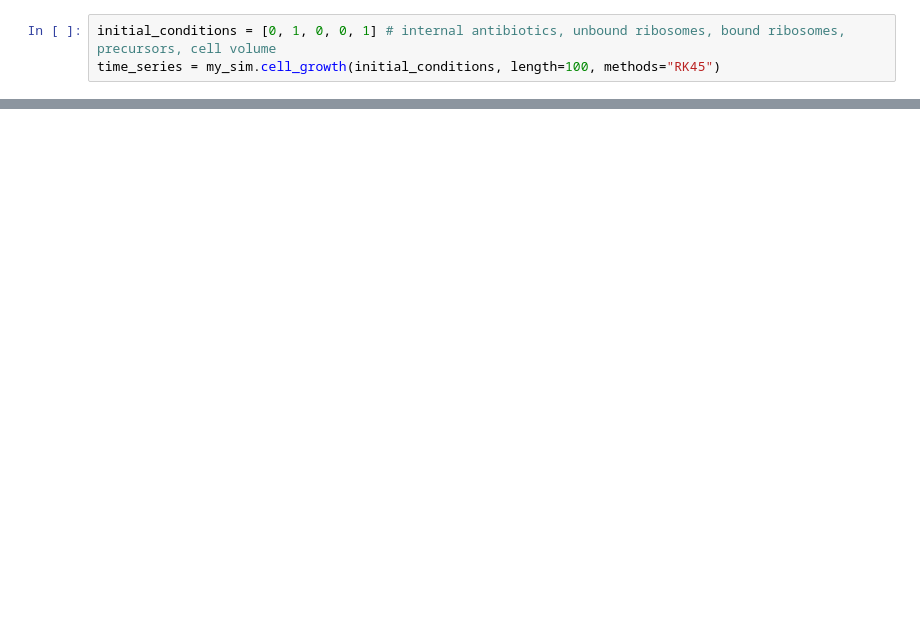
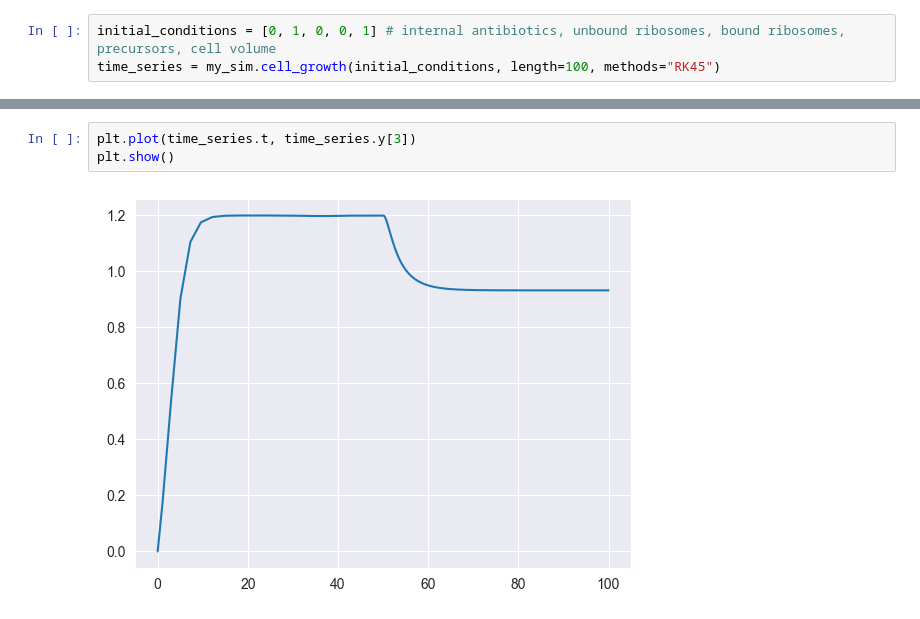
Before and after one commit to erezli/RiboTargettingAbx, a Jupyter notebook: simulations.ipynb, the cells around one changed output, grey strips where cells are left out. Drawn from its saved outputs; the diff is of its cells as text; blank space fills up the shorter version.

```diff
--- a/simulations.ipynb
+++ b/simulations.ipynb
@@ -100,3 +105,8 @@ plt.show()
+# %%
+plt.plot(time_series.t, time_series.y[3])
+plt.show()
+# %% [output]
+[figure, added]
 # %%
 fig, ax = plt.subplots()
 ax.plot(time_series.t, time_series.y[4])
```
Also changed, not shown: parts of 7 cells of this notebook, 1 other file.
